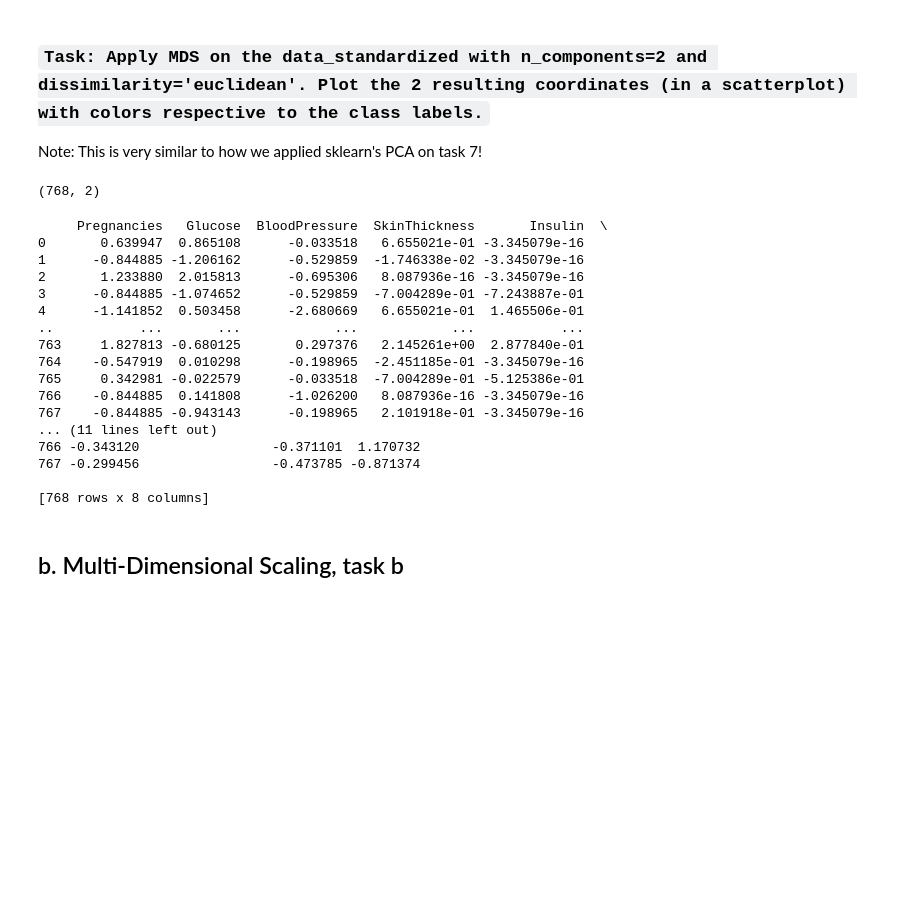
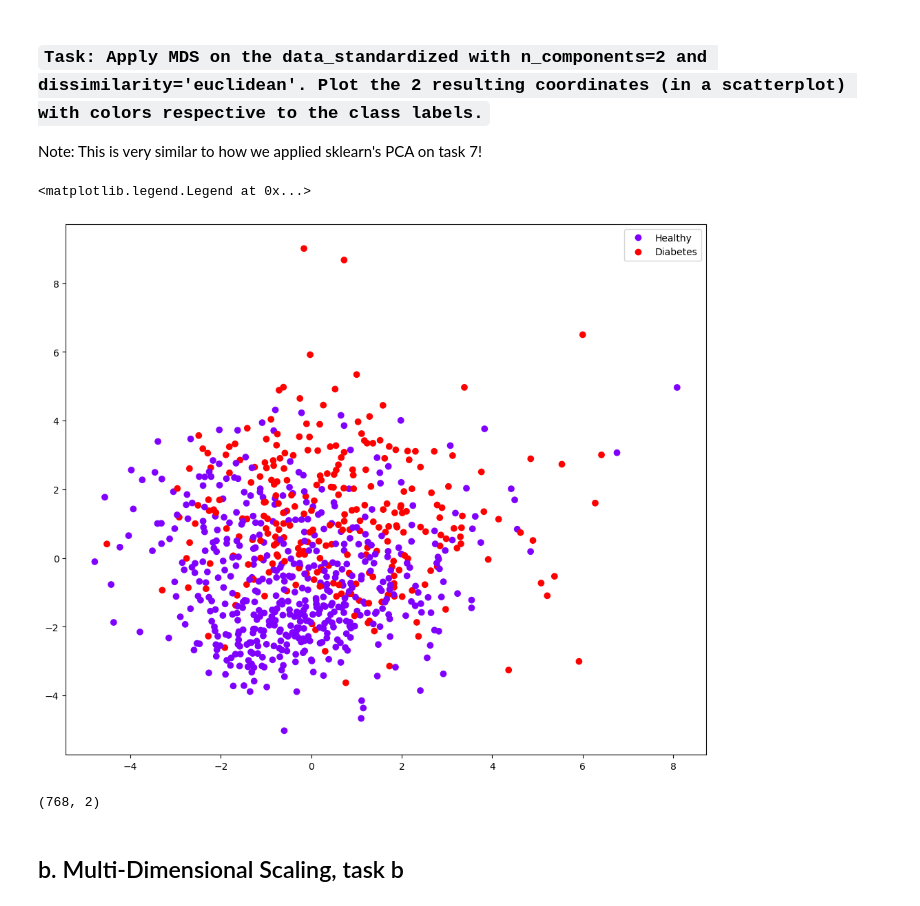
Before and after one commit to axeldav/DAMI-Labs, a Jupyter notebook: HW1/HW1_instructions.ipynb, the cells around one changed output. Cells and saved outputs as stored; diff of their text form; code cells hidden in the pictures; blank space fills up the shorter version.

```diff
--- a/HW1/HW1_instructions.ipynb
+++ b/HW1/HW1_instructions.ipynb
@@ -534,11 +544,9 @@ Name: Outcome, dtype: int64
 # step3: Store in a dataframe called df_principal_components, the result of pca's attribute components_ (Principal axes in feature space, representing the directions of maximum variance in the data), with the respective attribute names.
 
 # Write your code here
-from sklearn.decomposition import PCA
 
 pca = PCA(n_components=2, random_state= 8 )
-x_pca = pca.fit_transform(data_standardized)
-
+pca.fit_transform(data_standardized)
 
 explained_variance_ratio =  pca.explained_variance_ratio_ #change this
 df_principal_components = pd.DataFrame(pca.components_, columns = ['Pregnancies', 'Glucose', 'BloodPressure', 'SkinThickness', 'Insulin', 'BMI', 'DiabetesPedigreeFunction', 'Age'] ) #change this
@@ -587,38 +595,32 @@ Note: This is very similar to how we applied sklearn's PCA on task 7!
 # %%
 # step 1: Initialize MDS with n_components = 2
 # step 2: Fit and transform the standardized dataset
 # step 3: Plot the resulting reduced dataset with colors respective to the class (Outcome).
 
 # write your code here
-from sklearn.manifold import MDS
 
+#1
 mds = MDS(n_components=2, random_state=8, dissimilarity="euclidean")
+
+#2
 X_2d_a = mds.fit_transform(data_standardized)
-X_2d_a.shape
+
+
+#3 Plot the result
+plt.figure(figsize=(12,10))
+scatter = plt.scatter(x=X_2d_a[:,0], y=X_2d_a[:,1], c=data_imputed['Outcome'], cmap = 'rainbow')
+
+plt.legend(handles= scatter.legend_elements()[0], labels= ['Healthy', 'Diabetes'])
 
 #X_2d_a = np.zeros([2, 2]) # change this assignment on X_2d_a, but keep X_2d_a as the name of the resulting MDS numpy array
 # %% [output]
-(768, 2)
+<matplotlib.legend.Legend at 0x...>
+[figure, added]
 # %%
 X_2d_a
+X_2d_a.shape
 # %% [output]
-     Pregnancies   Glucose  BloodPressure  SkinThickness       Insulin  \
-0       0.639947  0.865108      -0.033518   6.655021e-01 -3.345079e-16
-1      -0.844885 -1.206162      -0.529859  -1.746338e-02 -3.345079e-16
-2       1.233880  2.015813      -0.695306   8.087936e-16 -3.345079e-16
-3      -0.844885 -1.074652      -0.529859  -7.004289e-01 -7.243887e-01
-4      -1.141852  0.503458      -2.680669   6.655021e-01  1.465506e-01
-..           ...       ...            ...            ...           ...
-763     1.827813 -0.680125       0.297376   2.145261e+00  2.877840e-01
-764    -0.547919  0.010298      -0.198965  -2.451185e-01 -3.345079e-16
-765     0.342981 -0.022579      -0.033518  -7.004289e-01 -5.125386e-01
-766    -0.844885  0.141808      -1.026200   8.087936e-16 -3.345079e-16
-767    -0.844885 -0.943143      -0.198965   2.101918e-01 -3.345079e-16
-... (11 lines left out)
-766 -0.343120                 -0.371101  1.170732
-767 -0.299456                 -0.473785 -0.871374
-
-[768 rows x 8 columns]
+(768, 2)
 # %% [markdown]
 ## b. Multi-Dimensional Scaling, task b
 # %% [markdown]
```
Also changed, not shown: parts of 8 cells of this notebook.
